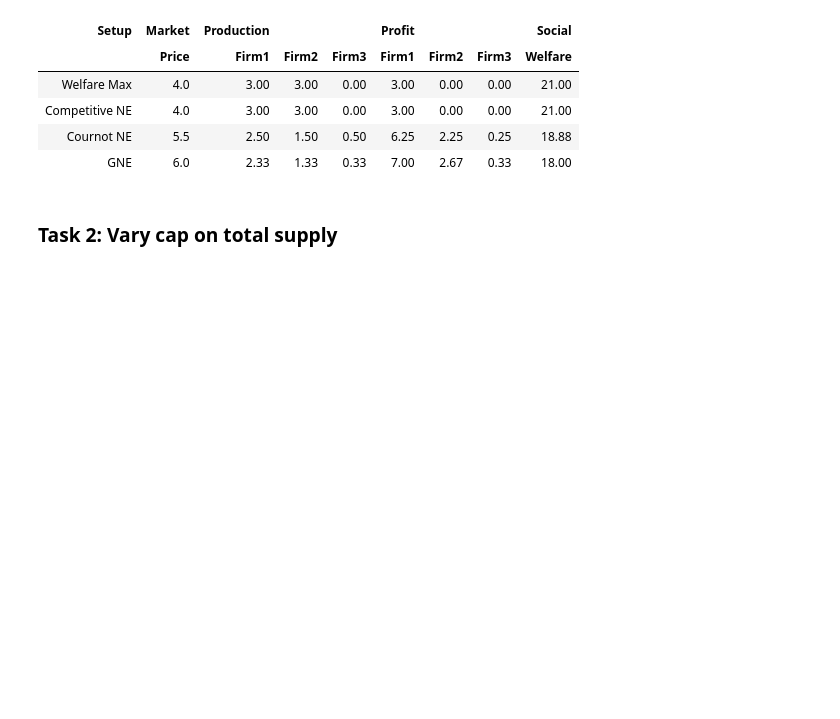
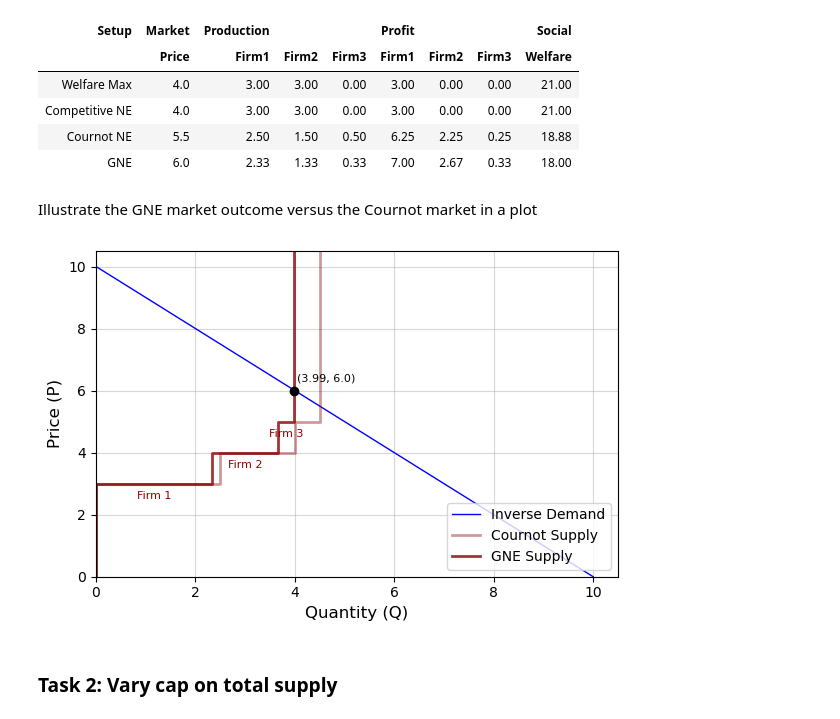
Before and after one commit to helmihankimaa/PB_equilibrium_course, a Jupyter notebook: teacher_versions/Module_3_teacher_version.ipynb, the cells around one changed output. Cells and saved outputs as stored; diff of their text form; code cells hidden in the pictures; blank space fills up the shorter version.

Commit message:
Added plot to 3.3. GNE task 1.

```diff
--- a/teacher_versions/Module_3_teacher_version.ipynb
+++ b/teacher_versions/Module_3_teacher_version.ipynb
@@ -785,6 +785,21 @@ show(results_table)
 | Competitive NE | 4.0 | 3.00 | 3.00 | 0.00 | 3.00 | 0.00 | 0.00 | 21.00 |
 | Cournot NE | 5.5 | 2.50 | 1.50 | 0.50 | 6.25 | 2.25 | 0.25 | 18.88 |
 | GNE | 6.0 | 2.33 | 1.33 | 0.33 | 7.00 | 2.67 | 0.33 | 18.00 |
+# %% [markdown]
+Illustrate the GNE market outcome versus the Cournot market in a plot
+# %%
+# Plot Cournot supply curve
+q_cournot = optimal_production(cournot_model)
+fig, ax = supply_demand_plot(c1, c2, c3, q_cournot[0], q_cournot[1], q_cournot[2], firm_labels=False, alpha= 0.4)
+
+# Plot GNE supply curve
+q = optimal_production(GNE_model)
+supply_demand_plot(c1, c2, c3, q[0], q[1], q[2],
+                   equilibrium_point=True, Q = sum(q), P=market_price(GNE_model), ax = ax);
+
+ax.legend(['Inverse Demand', 'Cournot Supply', 'GNE Supply'], loc='lower right');
+# %% [output]
+[figure, added]
 # %% [markdown]
 ### Task 2: Vary cap on total supply
 # %% [markdown]
```
Also changed, not shown: 2 other files.
